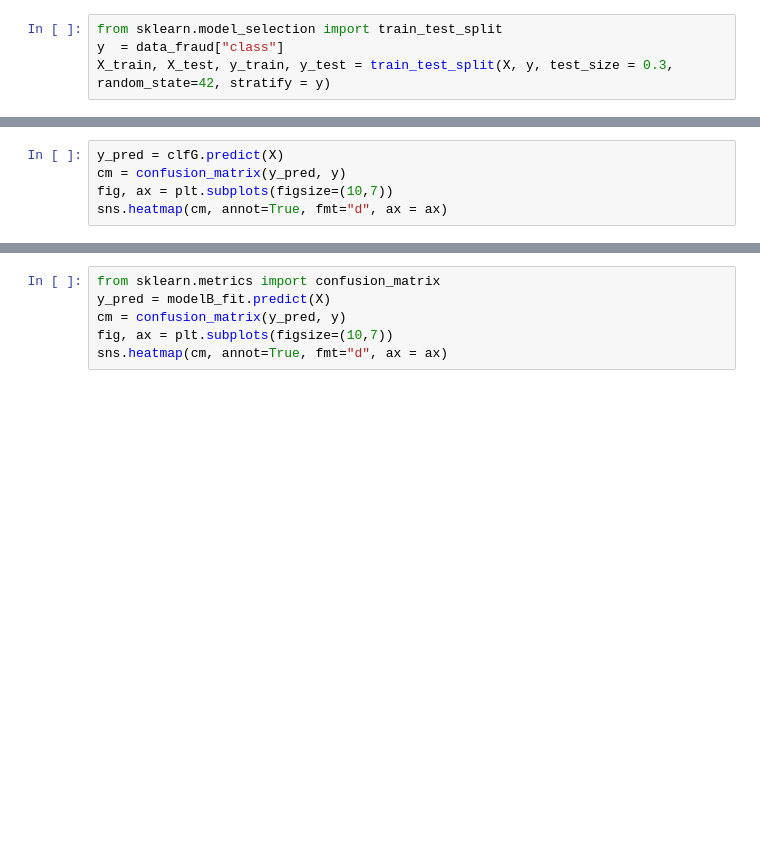
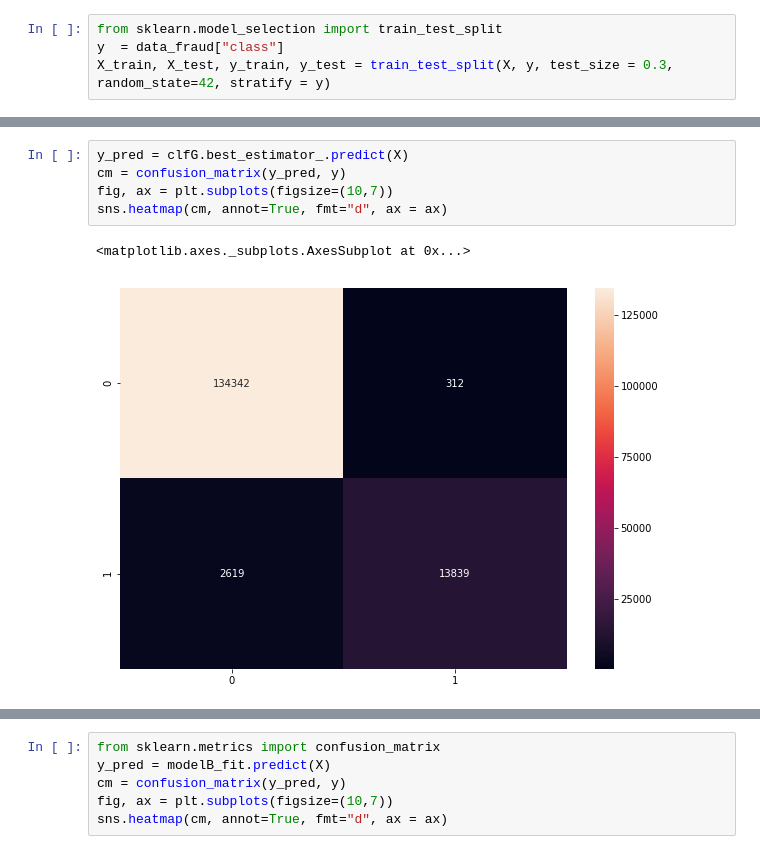
Before and after one commit to tbazzi/Data-Science---Fullstack-Bootcamp, a Jupyter notebook: S4_Projet_FraudulentActivity_V2.ipynb, the cells around one changed output, grey strips where cells are left out. Saved outputs shown, nothing was run; the diff lists cells and outputs as text; blank space fills up the shorter version.

```diff
--- a/S4_Projet_FraudulentActivity_V2.ipynb
+++ b/S4_Projet_FraudulentActivity_V2.ipynb
@@ -246,5 +261,8 @@ sns.heatmap(cm, annot=True, fmt="d", ax = ax)
 # %%
-y_pred = clfG.predict(X)
+y_pred = clfG.best_estimator_.predict(X)
 cm = confusion_matrix(y_pred, y)
 fig, ax = plt.subplots(figsize=(10,7))
 sns.heatmap(cm, annot=True, fmt="d", ax = ax)
+# %% [output]
+<matplotlib.axes._subplots.AxesSubplot at 0x...>
+[figure, added]
```
Also changed, not shown: parts of 17 cells of this notebook.
